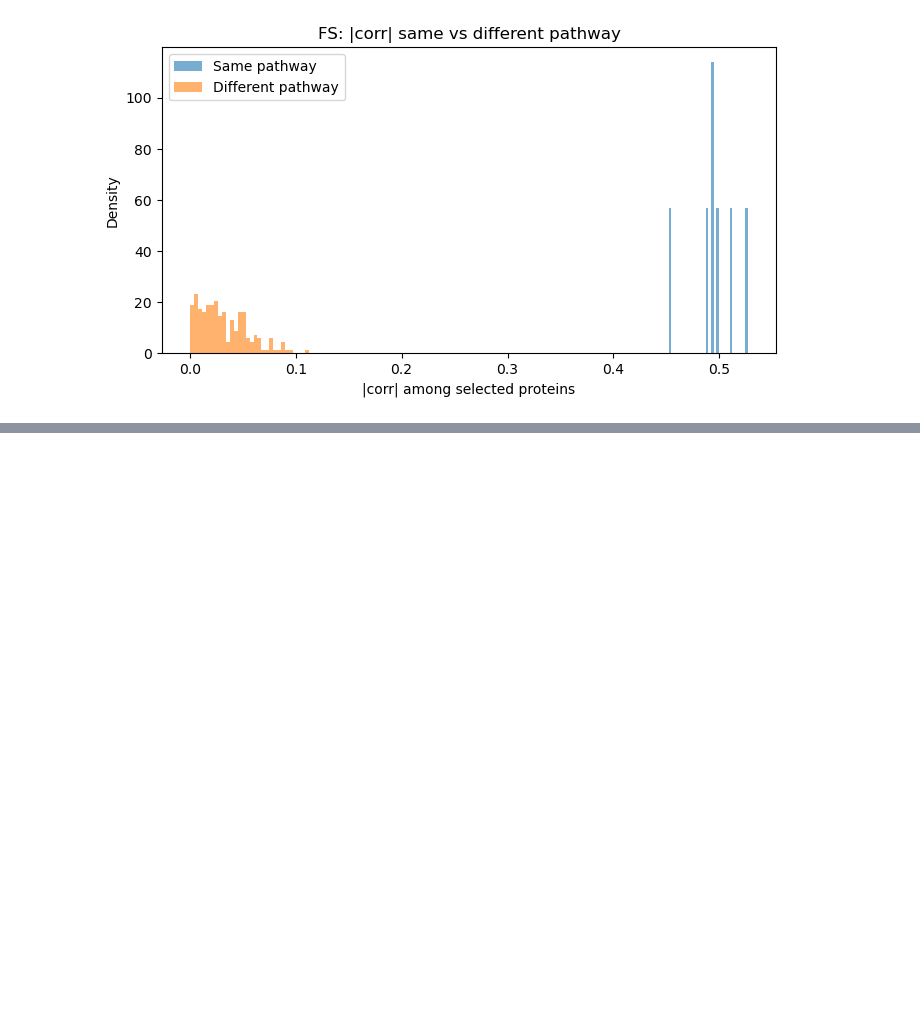
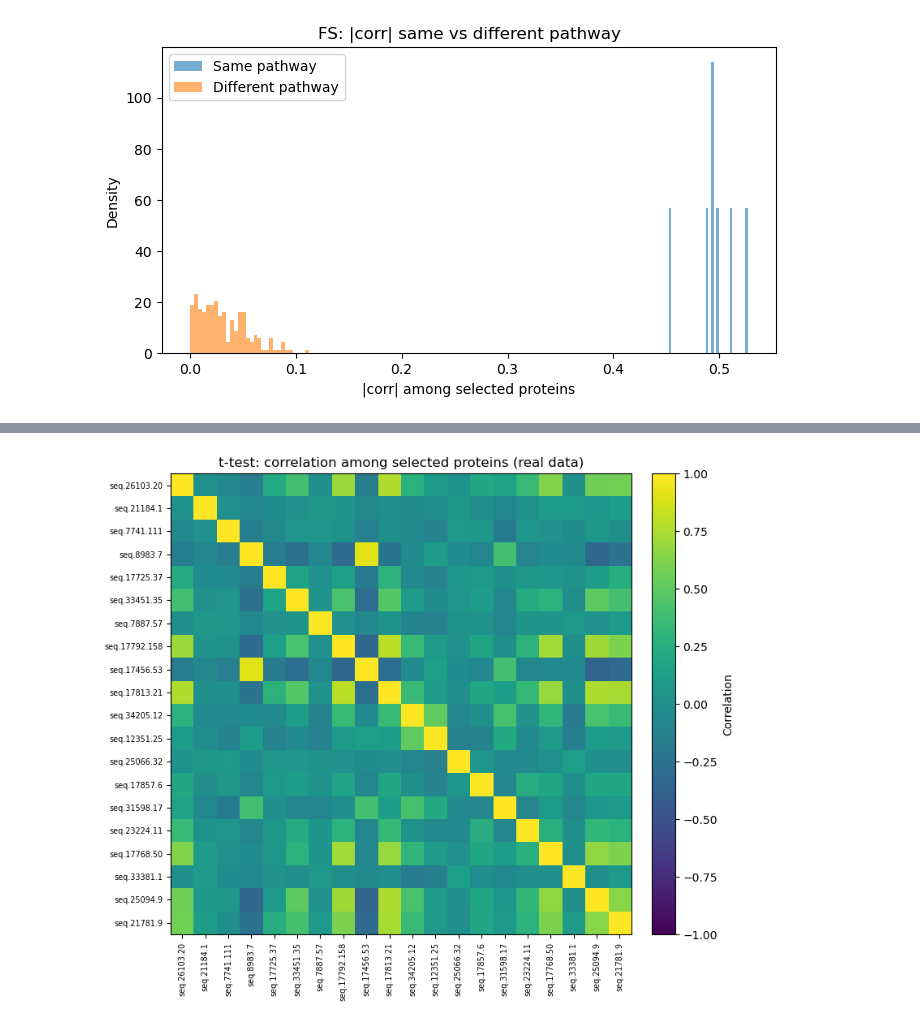
Before and after one commit to andreasjak/MSc26_Proteomics, a Jupyter notebook: notebooks/06_eda_simdata.ipynb, the cells around one changed output, grey strips where cells are left out. Cells and saved outputs as stored; diff of their text form; code cells hidden in the pictures; blank space fills up the shorter version.

```diff
--- a/notebooks/06_eda_simdata.ipynb
+++ b/notebooks/06_eda_simdata.ipynb
@@ -828,0 +1024,98 @@ corr_heatmap(rank_f, "FS: correlation among selected proteins", k=20)
+# %%
+real_dir = Path("../data/processed")
+
+# ändra dessa om filnamnen skiljer sig
+realdata_path = real_dir / "filtered_data.csv"
+
+ttest_path = Path("../results/ttest/filtered_data/selected_features_k20.csv")
+#mi_path    = Path("../results/sim_uni/selected_features_k20.csv")
+fs_path    = Path("../results/fs/selected_features_n_features20.csv")
+
+# -------------------------
+# Load
+# -------------------------
+realdata = pd.read_csv(realdata_path)
+features_ttest_real = pd.read_csv(ttest_path)
+#features_mi_real    = pd.read_csv(mi_path)
+features_fs_real    = pd.read_csv(fs_path)
+
+# -------------------------
+# Helper
+# -------------------------
+def _find_feature_col(df: pd.DataFrame) -> str:
+    for c in ["protein", "Protein", "feature", "Feature", "selected_feature", "features"]:
+        if c in df.columns:
+            return c
+    return df.columns[0]
+
+def corr_heatmap_real(data, selected_list, title, k=20):
+    feats = [p for p in selected_list if p in data.columns][:k]
+
+    if len(feats) < 2:
+        print(f"Too few matching features for {title}")
+        return
+
+    X = data[feats].apply(pd.to_numeric, errors="coerce").to_numpy()
+    C = np.corrcoef(X, rowvar=False)
+
+    fig, ax = plt.subplots(figsize=(8, 7))
+    im = ax.imshow(C, vmin=-1, vmax=1)
+
+    ax.set_title(title)
+    ax.set_xticks(range(len(feats)))
+    ax.set_yticks(range(len(feats)))
+    ax.set_xticklabels(feats, rotation=90, fontsize=7)
+    ax.set_yticklabels(feats, fontsize=7)
+
+    cbar = plt.colorbar(im, ax=ax, fraction=0.046, pad=0.04)
+    cbar.set_label("Correlation")
+
+    plt.tight_layout()
+    plt.show()
+
+def mean_corr(data, selected_list, k=20):
+
+    feats = [p for p in selected_list if p in data.columns][:k]
+
+    if len(feats) < 2:
+        print("Too few features")
+        return None
+
+    X = data[feats].apply(pd.to_numeric, errors="coerce").to_numpy()
+    C = np.corrcoef(X, rowvar=False)
+
+    # upper triangle without diagonal
+    iu = np.triu_indices_from(C, k=1)
+    corr_vals = C[iu]
+
+    mean_corr = np.mean(corr_vals)
+    mean_abs_corr = np.mean(np.abs(corr_vals))
+    median_corr = np.median(corr_vals)
+
+    return {
+        "mean_corr": mean_corr,
+        "mean_abs_corr": mean_abs_corr,
+        "median_corr": median_corr,
+        "n_pairs": len(corr_vals)
+    }
+# -------------------------
+# Feature lists
+# -------------------------
+rank_t_real = features_ttest_real[_find_feature_col(features_ttest_real)].astype(str).tolist()
+#rank_m_real = features_mi_real[_find_feature_col(features_mi_real)].astype(str).tolist()
+rank_f_real = features_fs_real[_find_feature_col(features_fs_real)].astype(str).tolist()
+
+# -------------------------
+# Heatmaps
+# -------------------------
+corr_heatmap_real(realdata, rank_t_real, "t-test: correlation among selected proteins (real data)", k=20)
+#corr_heatmap_real(realdata, rank_m_real, "MI: correlation among selected proteins (real data)", k=20)
+corr_heatmap_real(realdata, rank_f_real, "FS: correlation among selected proteins (real data)", k=20)
+
+stats_t = mean_corr(realdata, rank_t_real, k=20)
+stats_f = mean_corr(realdata, rank_f_real, k=20)
+
+print("t-test:", stats_t)
+print("FS:", stats_f)
+# %% [output]
+[figure, added]
```
Also changed, not shown: parts of 11 cells of this notebook, 11 other files.
